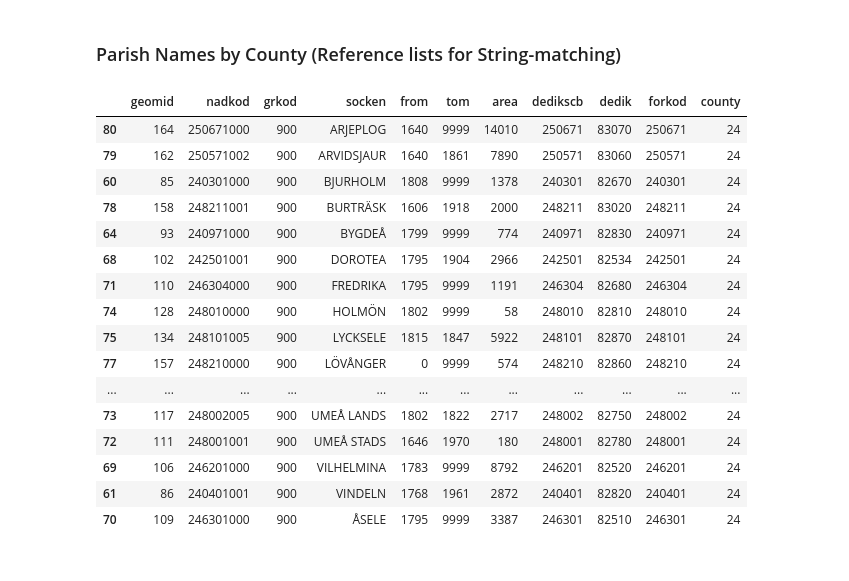
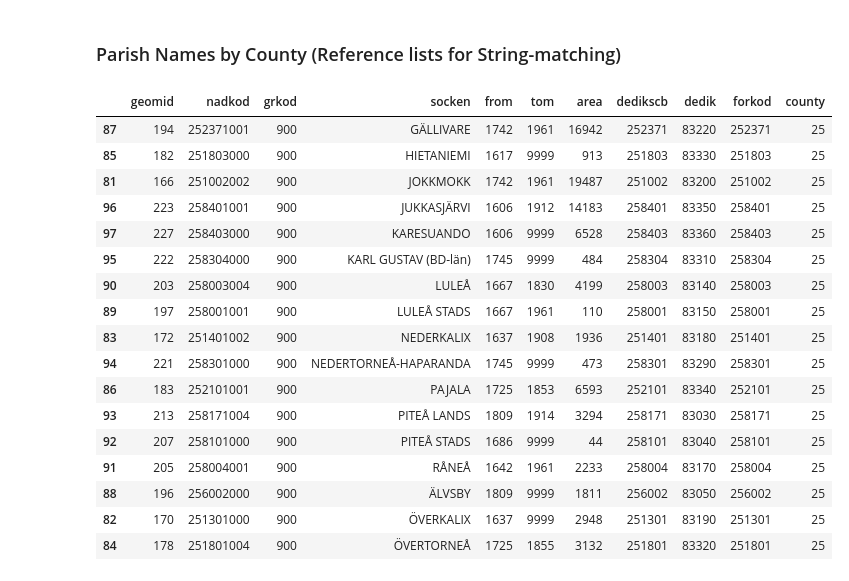
Before and after one commit to b-graf/capstone, a Jupyter notebook: 2_Visualization.ipynb, the cells around one changed output. Drawn from its saved outputs; the diff is of its cells as text; code cells hidden in the pictures.

```diff
--- a/2_Visualization.ipynb
+++ b/2_Visualization.ipynb
@@ -92,21 +199,22 @@ pd.set_option('display.max_rows', 500)
 # %%
-parishes_meta = pd.read_csv("./data/geo/parishes_meta.csv", index_col=0) # importing place name data
-parishes_meta[parishes_meta.county == 24].sort_values(by="socken")
+parishes_meta = pd.read_csv("./data/geo/parishes_meta.csv", index_col=0)
+parishes_meta[parishes_meta.county == 25].sort_values(by="socken")
 # %% [output]
 |  | geomid | nadkod | grkod | socken | from | tom | area | dedikscb | dedik | forkod | county |
-| 80 | 164 | 250671000 | 900 | ARJEPLOG | 1640 | 9999 | 14010 | 250671 | 83070 | 250671 | 24 |
-| 79 | 162 | 250571002 | 900 | ARVIDSJAUR | 1640 | 1861 | 7890 | 250571 | 83060 | 250571 | 24 |
-| 60 | 85 | 240301000 | 900 | BJURHOLM | 1808 | 9999 | 1378 | 240301 | 82670 | 240301 | 24 |
-| 78 | 158 | 248211001 | 900 | BURTRÄSK | 1606 | 1918 | 2000 | 248211 | 83020 | 248211 | 24 |
-| 64 | 93 | 240971000 | 900 | BYGDEÅ | 1799 | 9999 | 774 | 240971 | 82830 | 240971 | 24 |
-| 68 | 102 | 242501001 | 900 | DOROTEA | 1795 | 1904 | 2966 | 242501 | 82534 | 242501 | 24 |
-| 71 | 110 | 246304000 | 900 | FREDRIKA | 1795 | 9999 | 1191 | 246304 | 82680 | 246304 | 24 |
-| 74 | 128 | 248010000 | 900 | HOLMÖN | 1802 | 9999 | 58 | 248010 | 82810 | 248010 | 24 |
-| 75 | 134 | 248101005 | 900 | LYCKSELE | 1815 | 1847 | 5922 | 248101 | 82870 | 248101 | 24 |
-| 77 | 157 | 248210000 | 900 | LÖVÅNGER | 0 | 9999 | 574 | 248210 | 82860 | 248210 | 24 |
-| ... | ... | ... | ... | ... | ... | ... | ... | ... | ... | ... | ... |
-| 73 | 117 | 248002005 | 900 | UMEÅ LANDS | 1802 | 1822 | 2717 | 248002 | 82750 | 248002 | 24 |
-| 72 | 111 | 248001001 | 900 | UMEÅ STADS | 1646 | 1970 | 180 | 248001 | 82780 | 248001 | 24 |
-| 69 | 106 | 246201000 | 900 | VILHELMINA | 1783 | 9999 | 8792 | 246201 | 82520 | 246201 | 24 |
-| 61 | 86 | 240401001 | 900 | VINDELN | 1768 | 1961 | 2872 | 240401 | 82820 | 240401 | 24 |
-| 70 | 109 | 246301000 | 900 | ÅSELE | 1795 | 9999 | 3387 | 246301 | 82510 | 246301 | 24 |
+| 87 | 194 | 252371001 | 900 | GÄLLIVARE | 1742 | 1961 | 16942 | 252371 | 83220 | 252371 | 25 |
+| 85 | 182 | 251803000 | 900 | HIETANIEMI | 1617 | 9999 | 913 | 251803 | 83330 | 251803 | 25 |
+| 81 | 166 | 251002002 | 900 | JOKKMOKK | 1742 | 1961 | 19487 | 251002 | 83200 | 251002 | 25 |
+| 96 | 223 | 258401001 | 900 | JUKKASJÄRVI | 1606 | 1912 | 14183 | 258401 | 83350 | 258401 | 25 |
+| 97 | 227 | 258403000 | 900 | KARESUANDO | 1606 | 9999 | 6528 | 258403 | 83360 | 258403 | 25 |
+| 95 | 222 | 258304000 | 900 | KARL GUSTAV (BD-län) | 1745 | 9999 | 484 | 258304 | 83310 | 258304 | 25 |
+| 90 | 203 | 258003004 | 900 | LULEÅ | 1667 | 1830 | 4199 | 258003 | 83140 | 258003 | 25 |
+| 89 | 197 | 258001001 | 900 | LULEÅ STADS | 1667 | 1961 | 110 | 258001 | 83150 | 258001 | 25 |
+| 83 | 172 | 251401002 | 900 | NEDERKALIX | 1637 | 1908 | 1936 | 251401 | 83180 | 251401 | 25 |
+| 94 | 221 | 258301000 | 900 | NEDERTORNEÅ-HAPARANDA | 1745 | 9999 | 473 | 258301 | 83290 | 258301 | 25 |
+| 86 | 183 | 252101001 | 900 | PAJALA | 1725 | 1853 | 6593 | 252101 | 83340 | 252101 | 25 |
+| 93 | 213 | 258171004 | 900 | PITEÅ LANDS | 1809 | 1914 | 3294 | 258171 | 83030 | 258171 | 25 |
+| 92 | 207 | 258101000 | 900 | PITEÅ STADS | 1686 | 9999 | 44 | 258101 | 83040 | 258101 | 25 |
+| 91 | 205 | 258004001 | 900 | RÅNEÅ | 1642 | 1961 | 2233 | 258004 | 83170 | 258004 | 25 |
+| 88 | 196 | 256002000 | 900 | ÄLVSBY | 1809 | 9999 | 1811 | 256002 | 83050 | 256002 | 25 |
+| 82 | 170 | 251301000 | 900 | ÖVERKALIX | 1637 | 9999 | 2948 | 251301 | 83190 | 251301 | 25 |
+| 84 | 178 | 251801004 | 900 | ÖVERTORNEÅ | 1725 | 1855 | 3132 | 251801 | 83320 | 251801 | 25 |
```
Also changed, not shown: parts of 24 cells of this notebook, 1 other file.
